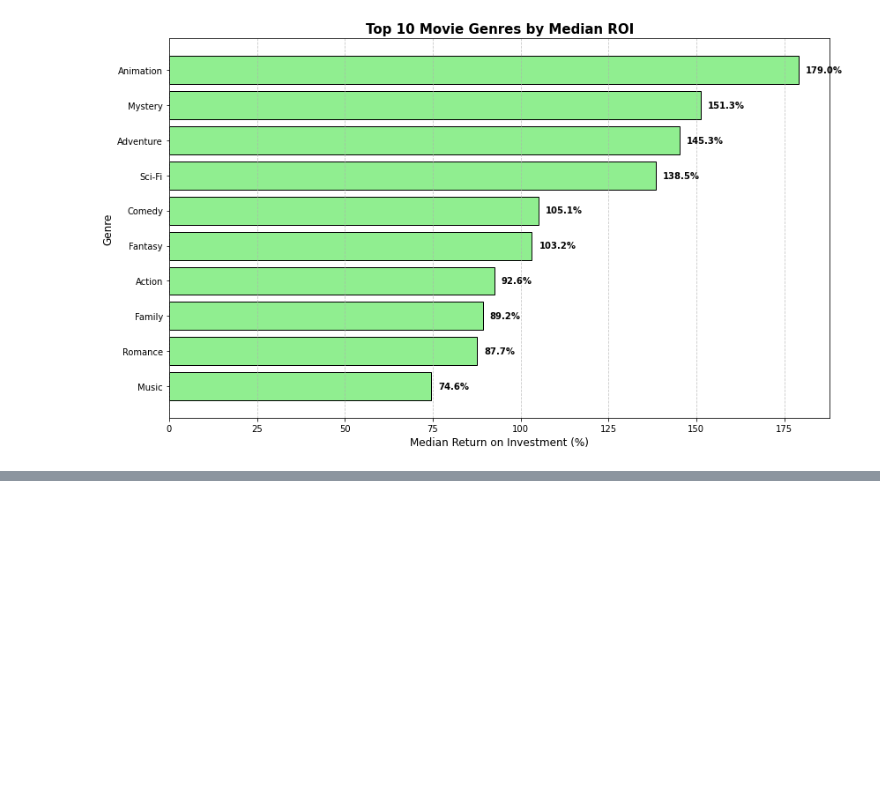
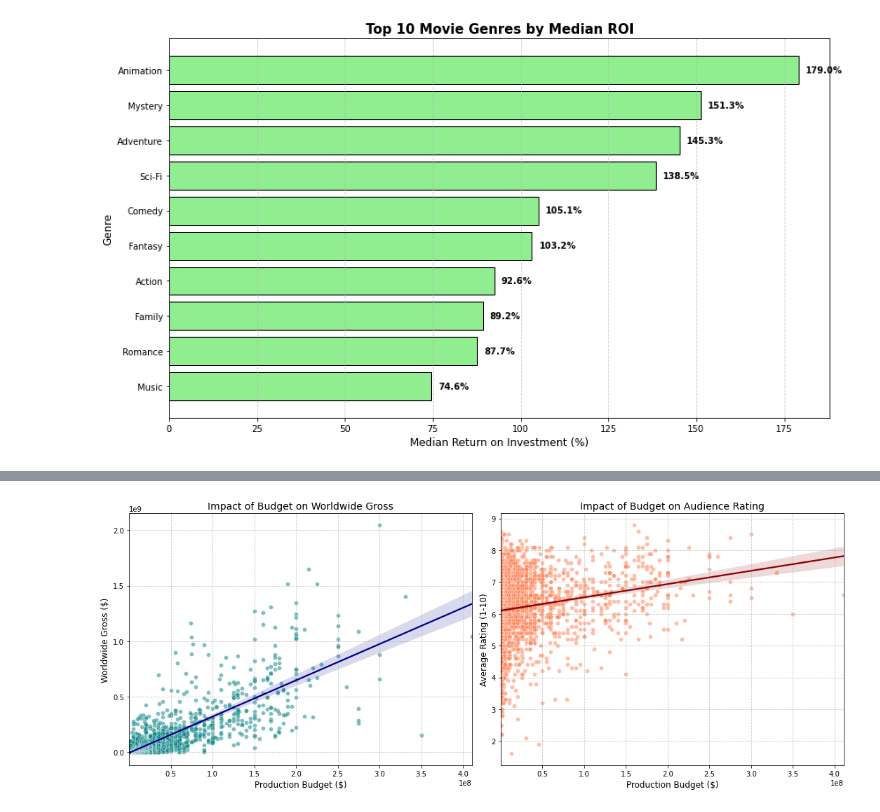
Before and after one commit to silviaogero/movie-studio-production-analysis, a Jupyter notebook: movie_studio.ipynb, the cells around one changed output, grey strips where cells are left out. Drawn from its saved outputs; the diff is of its cells as text; code cells hidden in the pictures; blank space fills up the shorter version.

Commit message:
feat: Complete genre Roi and budget analysis

```diff
--- a/movie_studio.ipynb
+++ b/movie_studio.ipynb
@@ -931,0 +954,43 @@ plt.show()
+# %%
+# Create two side-by-side scatter plots to examine relationships between
+# production budget and two measures of movie performance.
+fig, axes = plt.subplots(1, 2, figsize=(15, 6))
+
+# Plot 1: Production budget vs. worldwide gross.
+sns.scatterplot(
+    data=df_final, x='production_budget', y='worldwide_gross',
+    alpha=0.5, color='teal', ax=axes[0]
+)
+
+# Add a regression line to summarize the overall linear relationship.
+sns.regplot(
+    data=df_final, x='production_budget', y='worldwide_gross',
+    scatter=False, color='darkblue', ax=axes[0]
+)
+
+axes[0].set_title('Impact of Budget on Worldwide Gross', fontsize=14)
+axes[0].set_xlabel('Production Budget ($)', fontsize=12)
+axes[0].set_ylabel('Worldwide Gross ($)', fontsize=12)
+axes[0].grid(True, linestyle='--', alpha=0.7)
+
+# Plot 2: Production budget vs. audience rating.
+sns.scatterplot(
+    data=df_final, x='production_budget', y='averagerating',
+    alpha=0.5, color='coral', ax=axes[1]
+)
+
+# Add a regression line to summarize the overall relationship.
+sns.regplot(
+    data=df_final, x='production_budget', y='averagerating',
+    scatter=False, color='darkred', ax=axes[1]
+)
+
+axes[1].set_title('Impact of Budget on Audience Rating', fontsize=14)
+axes[1].set_xlabel('Production Budget ($)', fontsize=12)
+axes[1].set_ylabel('Average Rating (1-10)', fontsize=12)
+axes[1].grid(True, linestyle='--', alpha=0.7)
+
+plt.tight_layout()
+plt.show()
+# %% [output]
+[figure, added]
```
Also changed, not shown: parts of 8 cells of this notebook, 2 other files.
